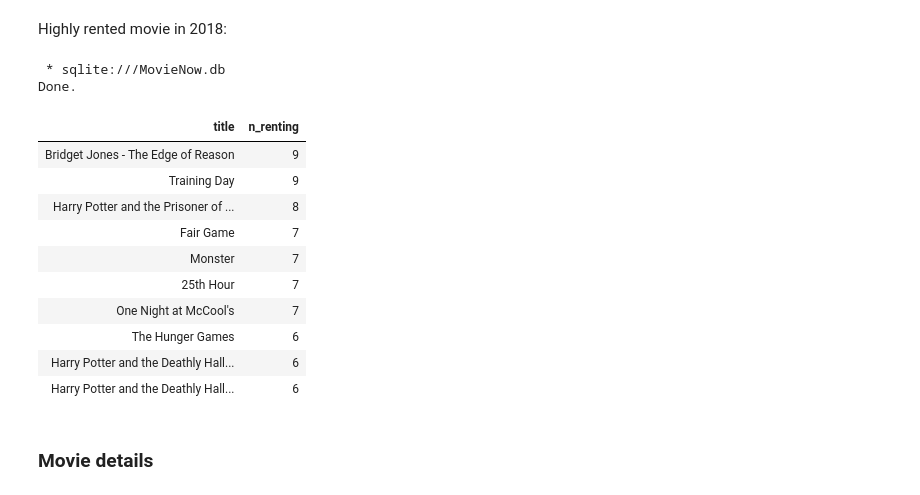
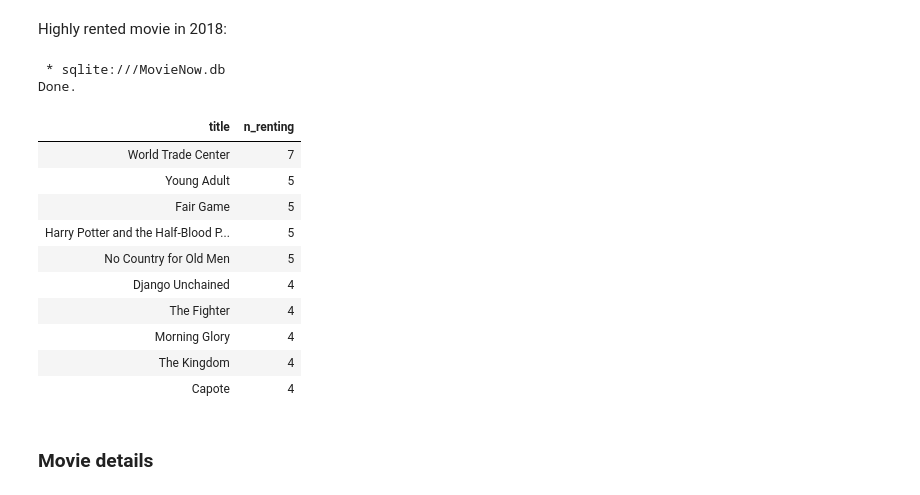
Before and after one commit to alyamutiara/Data-Portfolio, a Jupyter notebook: project/SQL - Online Rental Movies/notebook.ipynb, the cells around one changed output. Saved outputs shown, nothing was run; the diff lists cells and outputs as text; code cells hidden in the pictures.

```diff
--- a/project/SQL - Online Rental Movies/notebook.ipynb
+++ b/project/SQL - Online Rental Movies/notebook.ipynb
@@ -182,27 +265,27 @@ Highly rented movie in 2018:
 # %%
 %%sql
 SELECT title, COUNT(renting_id) AS n_renting
 FROM renting AS r
 LEFT JOIN movies AS m
 ON r.movie_id = m.movie_id
-WHERE date_renting BETWEEN '2018-01-01' AND '2018-12-31'
+WHERE date_renting BETWEEN '201-01-01' AND '2019-12-31'
 GROUP BY r.movie_id
 ORDER BY n_renting DESC
 LIMIT 10;
 # %% [output]
  * sqlite:///MovieNow.db
 Done.
 | title | n_renting |
-| Bridget Jones - The Edge of Reason | 9 |
-| Training Day | 9 |
-| Harry Potter and the Prisoner of ... | 8 |
-| Fair Game | 7 |
-| Monster | 7 |
-| 25th Hour | 7 |
-| One Night at McCool's | 7 |
-| The Hunger Games | 6 |
-| Harry Potter and the Deathly Hall... | 6 |
-| Harry Potter and the Deathly Hall... | 6 |
+| World Trade Center | 7 |
+| Young Adult | 5 |
+| Fair Game | 5 |
+| Harry Potter and the Half-Blood P... | 5 |
+| No Country for Old Men | 5 |
+| Django Unchained | 4 |
+| The Fighter | 4 |
+| Morning Glory | 4 |
+| The Kingdom | 4 |
+| Capote | 4 |
 # %% [markdown]
 ### Movie details
 # %% [markdown]
```
Also changed, not shown: parts of 16 cells of this notebook, 2 other files.
